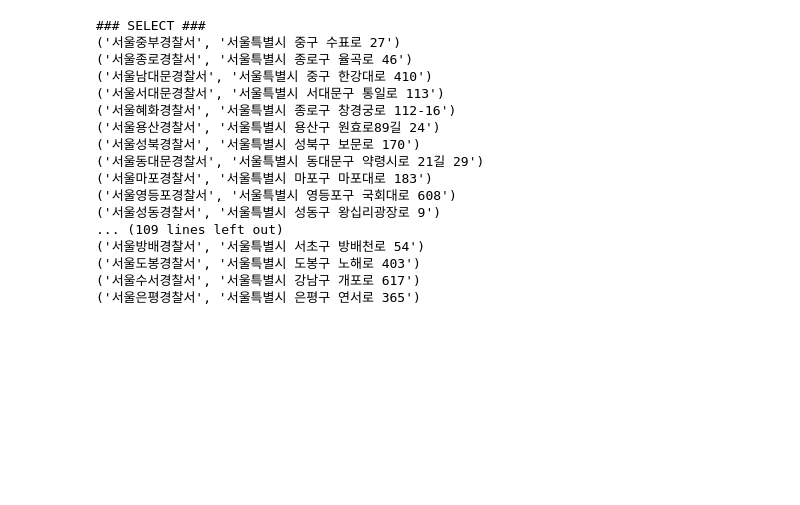
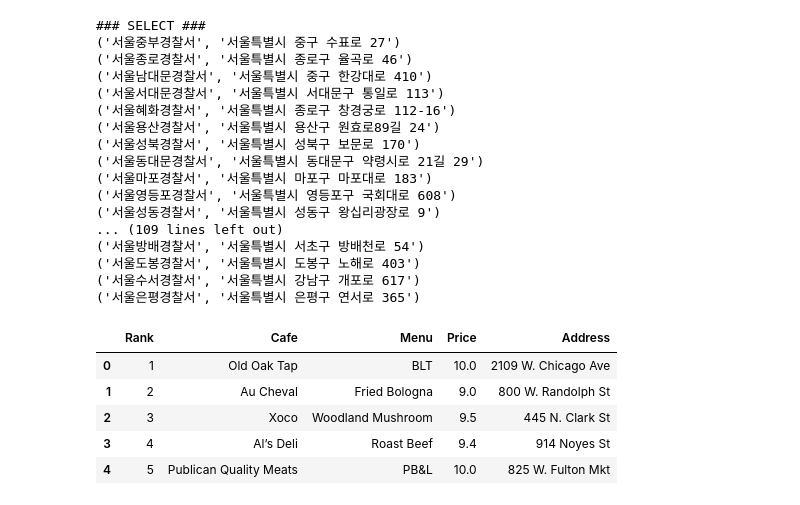
Before and after one commit to HiMyNameIsDavidKim/sql_zerobase, a Jupyter notebook: python.ipynb, the cells around one changed output. Drawn from its saved outputs; the diff is of its cells as text; code cells hidden in the pictures; blank space fills up the shorter version.

```diff
--- a/python.ipynb
+++ b/python.ipynb
@@ -292,3 +292,13 @@ mydb.close()
 ('서울도봉경찰서', '서울특별시 도봉구 노해로 403')
 ('서울수서경찰서', '서울특별시 강남구 개포로 617')
 ('서울은평경찰서', '서울특별시 은평구 연서로 365')
+# %%
+df = pd.read_csv('sandwich.csv')
+df.head()
+# %% [output]
+|  | Rank | Cafe | Menu | Price | Address |
+| 0 | 1 | Old Oak Tap | BLT | 10.0 | 2109 W. Chicago Ave |
+| 1 | 2 | Au Cheval | Fried Bologna | 9.0 | 800 W. Randolph St |
+| 2 | 3 | Xoco | Woodland Mushroom | 9.5 | 445 N. Clark St |
+| 3 | 4 | Al’s Deli | Roast Beef | 9.4 | 914 Noyes St |
+| 4 | 5 | Publican Quality Meats | PB&L | 10.0 | 825 W. Fulton Mkt |
```
Also changed, not shown: parts of 7 cells of this notebook, 2 other files.
